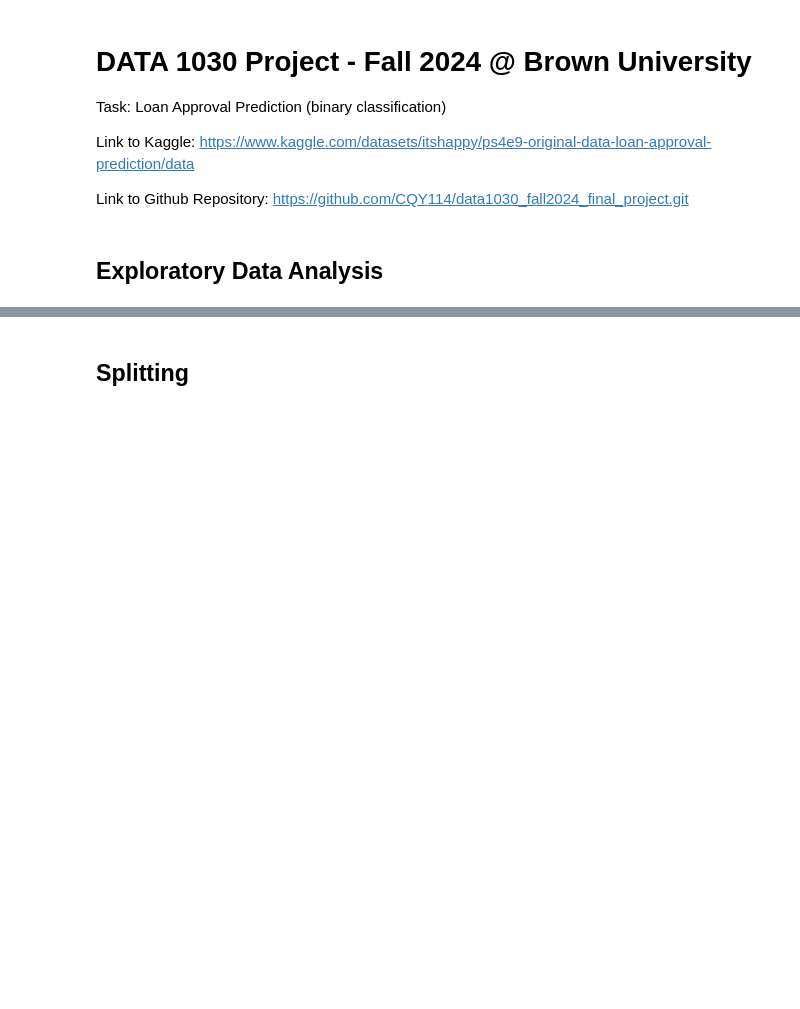
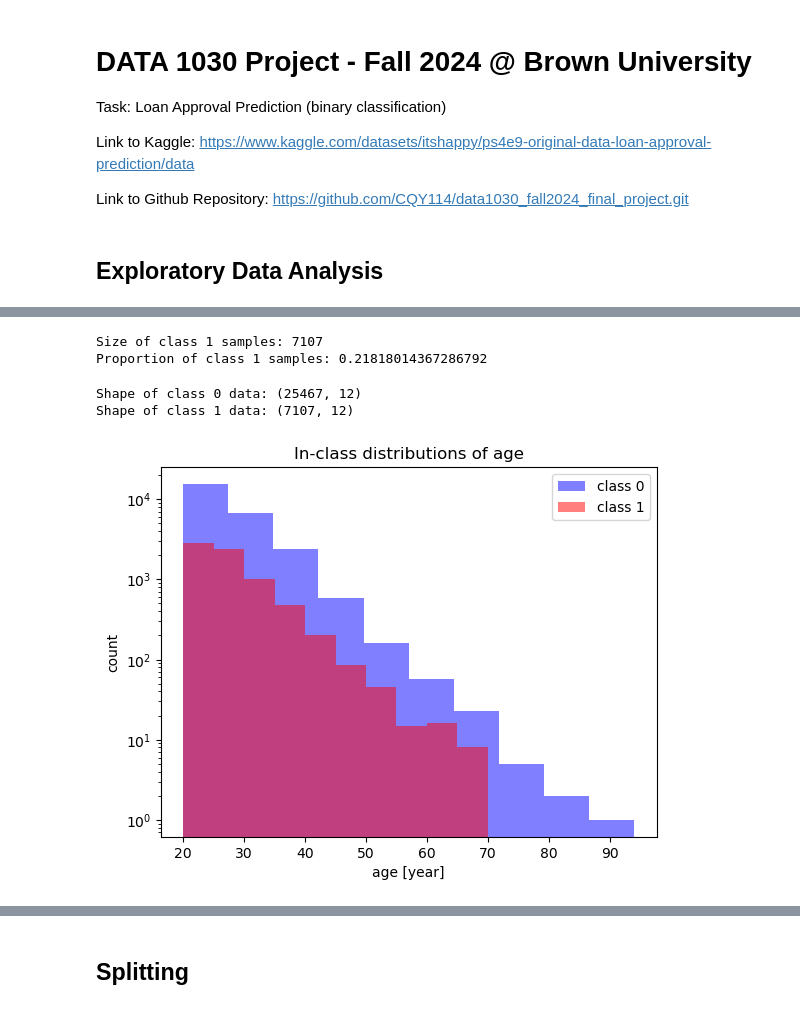
Before and after one commit to CQY114/data1030_fall2024_final_project, a Jupyter notebook: main.ipynb, the cells around one changed output, grey strips where cells are left out. Cells and saved outputs as stored; diff of their text form; code cells hidden in the pictures; blank space fills up the shorter version.

```diff
--- a/main.ipynb
+++ b/main.ipynb
@@ -159,0 +78,29 @@ ValueError: could not convert string to float: 'RENT'
+# %%
+# Distribution of classes
+Y = df['loan_status']
+X = df.loc[:, df.columns != 'loan_status']
+print(f"Size of class 1 samples: {Y.sum()}")
+print(f"Proportion of class 1 samples: {Y.mean()}")
+# %% [output]
+Size of class 1 samples: 7107
+Proportion of class 1 samples: 0.21818014367286792
+# %%
+# split by classes and display shapes
+df_class_0 = df[Y==0]
+df_class_1 = df[Y==1]
+print(f"Shape of class 0 data: {df_class_0.shape}")
+print(f"Shape of class 1 data: {df_class_1.shape}")
+# %% [output]
+Shape of class 0 data: (25467, 12)
+Shape of class 1 data: (7107, 12)
+# %%
+# in-class distributions of age
+plt.hist(df_class_0['person_age'], log=True, color='b', label='class 0', alpha=0.5)
+plt.hist(df_class_1['person_age'], log=True, color='r', label='class 1', alpha=0.5)
+plt.title('In-class distributions of age')
+plt.xlabel('age [year]')
+plt.ylabel('count')
+plt.legend()
+plt.show()
+# %% [output]
+[figure, added]
```
Also changed, not shown: parts of 47 cells of this notebook, 17 other files.
